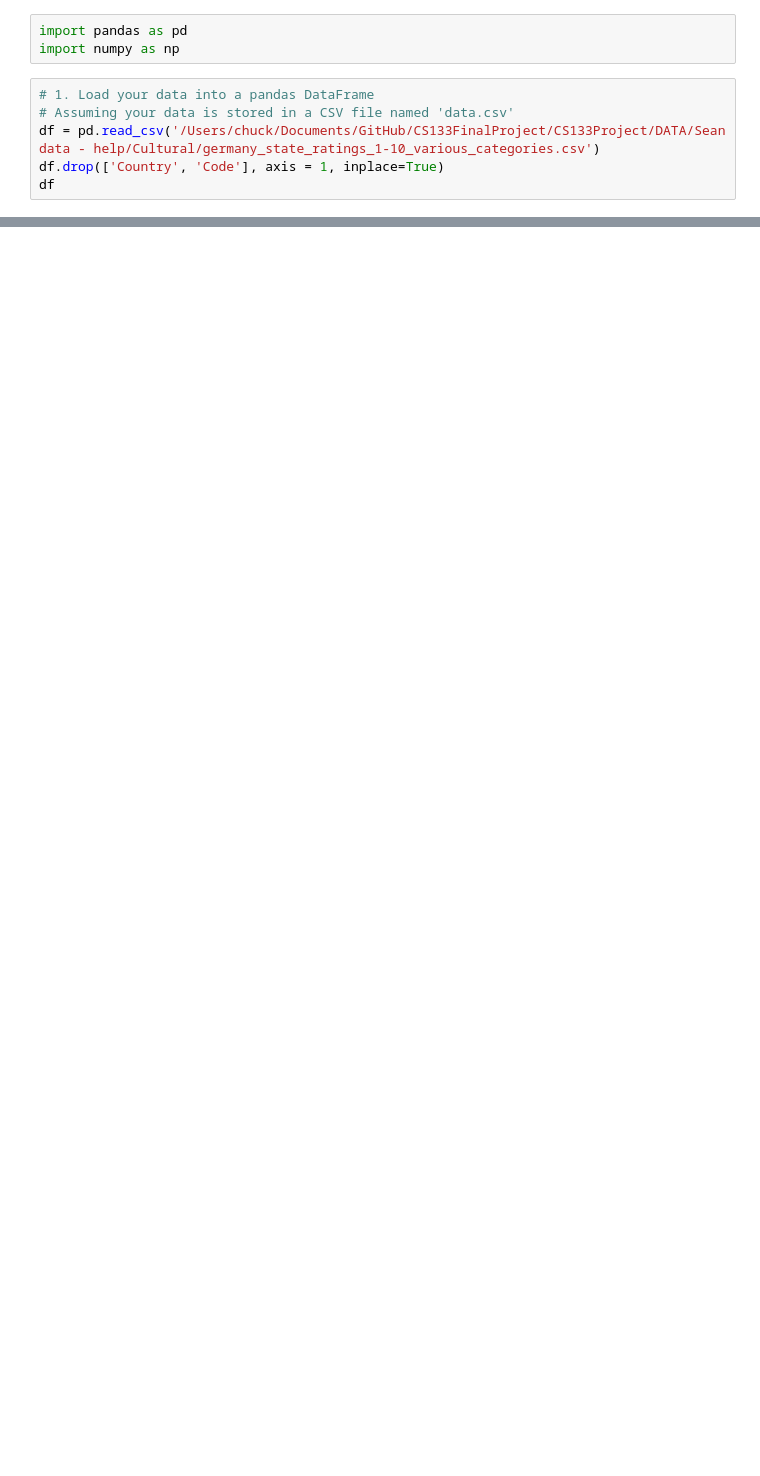
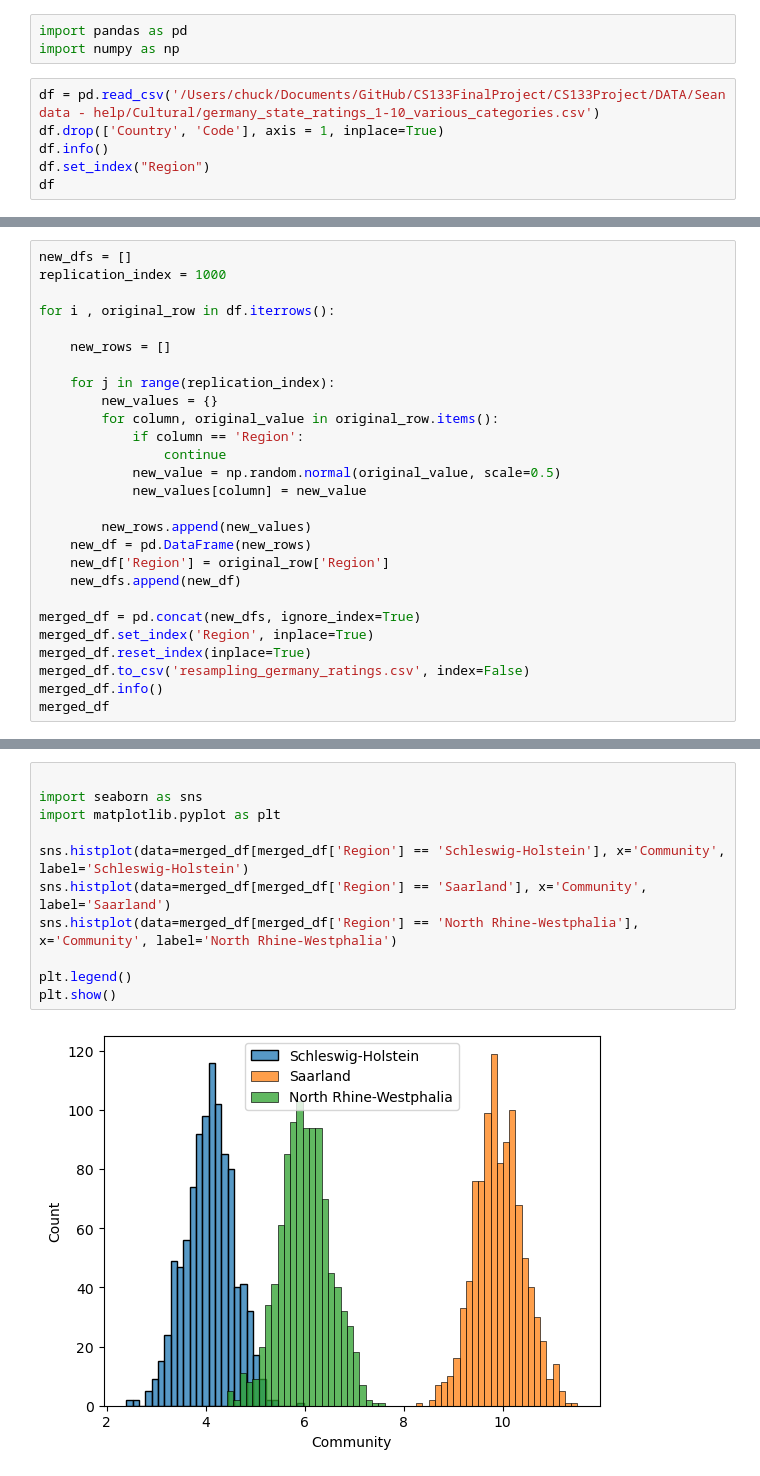
Before and after one commit to ANikfarjam/Germany-City-Plus-Kmean-Clustering-ML-Learing-and-Rulebase-AI, a Jupyter notebook: DATA/Sean data - help/Cultural/ratings.ipynb, the cells around one changed output, grey strips where cells are left out. Cells and saved outputs as stored; diff of their text form; blank space fills up the shorter version.

```diff
--- a/DATA/Sean data - help/Cultural/ratings.ipynb
+++ b/DATA/Sean data - help/Cultural/ratings.ipynb
@@ -2,9 +2,9 @@
 import pandas as pd
 import numpy as np
 # %%
-# 1. Load your data into a pandas DataFrame
-# Assuming your data is stored in a CSV file named 'data.csv'
 df = pd.read_csv('/Users/chuck/Documents/GitHub/CS133FinalProject/CS133Project/DATA/Sean data - help/Cultural/germany_state_ratings_1-10_various_categories.csv')
 df.drop(['Country', 'Code'], axis = 1, inplace=True)
+df.info()
+df.set_index("Region")
 df
 # %% [output]
@@ -54,0 +75,27 @@ KeyboardInterrupt:
+# %%
+new_dfs = []
+replication_index = 1000
+
+for i , original_row in df.iterrows():
+
+    new_rows = []
+
+    for j in range(replication_index):
+        new_values = {}
+        for column, original_value in original_row.items():
+            if column == 'Region':
+                continue
+            new_value = np.random.normal(original_value, scale=0.5)
+            new_values[column] = new_value
+
+        new_rows.append(new_values)
+    new_df = pd.DataFrame(new_rows)
+    new_df['Region'] = original_row['Region']
+    new_dfs.append(new_df)
+
+merged_df = pd.concat(new_dfs, ignore_index=True)
+merged_df.set_index('Region', inplace=True)
+merged_df.reset_index(inplace=True)
+merged_df.to_csv('resampling_germany_ratings.csv', index=False)
+merged_df.info()
+merged_df
@@ -54,0 +135,13 @@ KeyboardInterrupt:
+# %%
+
+import seaborn as sns
+import matplotlib.pyplot as plt
+
+sns.histplot(data=merged_df[merged_df['Region'] == 'Schleswig-Holstein'], x='Community', label='Schleswig-Holstein')
+sns.histplot(data=merged_df[merged_df['Region'] == 'Saarland'], x='Community', label='Saarland')
+sns.histplot(data=merged_df[merged_df['Region'] == 'North Rhine-Westphalia'], x='Community', label='North Rhine-Westphalia')
+
+plt.legend()
+plt.show()
+# %% [output]
+[figure, added]
```
Also changed, not shown: parts of 5 cells of this notebook, 1 other file.
